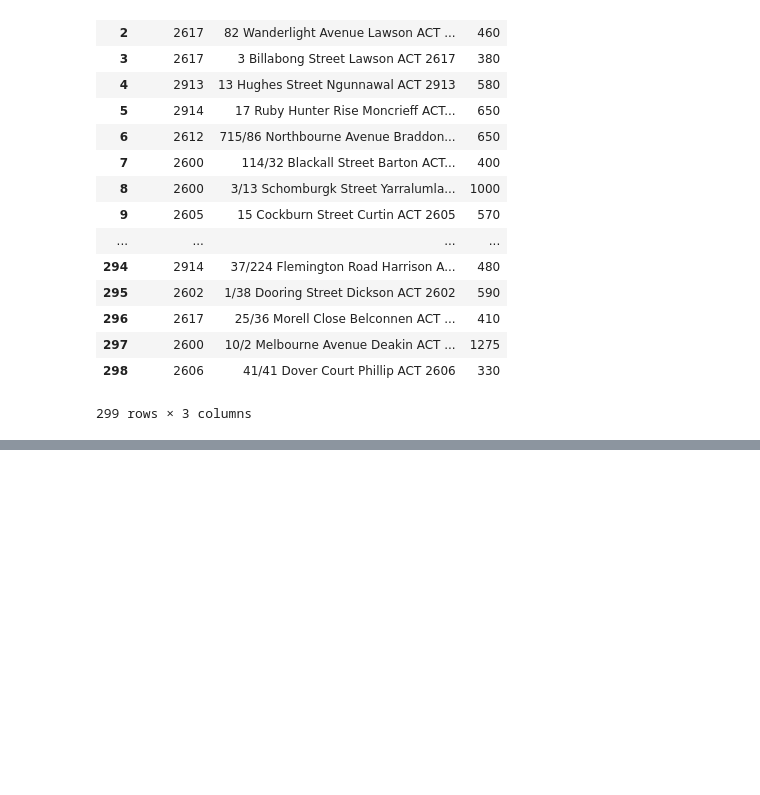
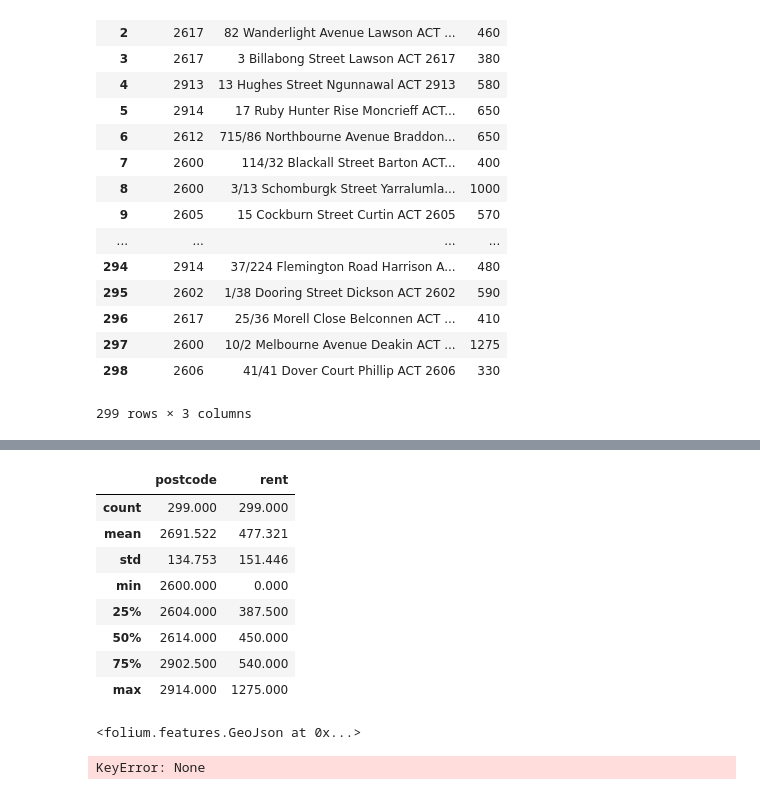
Before and after one commit to xianjunzhengbackup/code, a Jupyter notebook: data science/canberra_rent_analyze.ipynb, the cells around one changed output, grey strips where cells are left out. Drawn from its saved outputs; the diff is of its cells as text; code cells hidden in the pictures; blank space fills up the shorter version.

```diff
--- a/data science/canberra_rent_analyze.ipynb
+++ b/data science/canberra_rent_analyze.ipynb
@@ -124,3 +124,6 @@ new_df
 | 297 | 2600 | 10/2 Melbourne Avenue Deakin ACT ... | 1275 |
 | 298 | 2606 | 41/41 Dover Court Phillip ACT 2606 | 330 |
 299 rows × 3 columns
+# %%
+new_df.loc[:,'postcode']=new_df['postcode'].astype(int)
+new_df.loc[:,'rent']=new_df['rent'].astype(int)
@@ -126,0 +162,12 @@ new_df
+# %%
+new_df.describe()
+# %% [output]
+|  | postcode | rent |
+| count | 299.000 | 299.000 |
+| mean | 2691.522 | 477.321 |
+| std | 134.753 | 151.446 |
+| min | 2600.000 | 0.000 |
+| 25% | 2604.000 | 387.500 |
+| 50% | 2614.000 | 450.000 |
+| 75% | 2902.500 | 540.000 |
+| max | 2914.000 | 1275.000 |
@@ -126,0 +181,8 @@ new_df
+# %%
+folium.GeoJson(geo_json_data).add_to(map)
+# %% [output]
+<folium.features.GeoJson at 0x...>
+# %%
+map.save('canberra.html')
+# %% [output]
+KeyError: None
```
Also changed, not shown: parts of 5 cells of this notebook, 4 other files.
